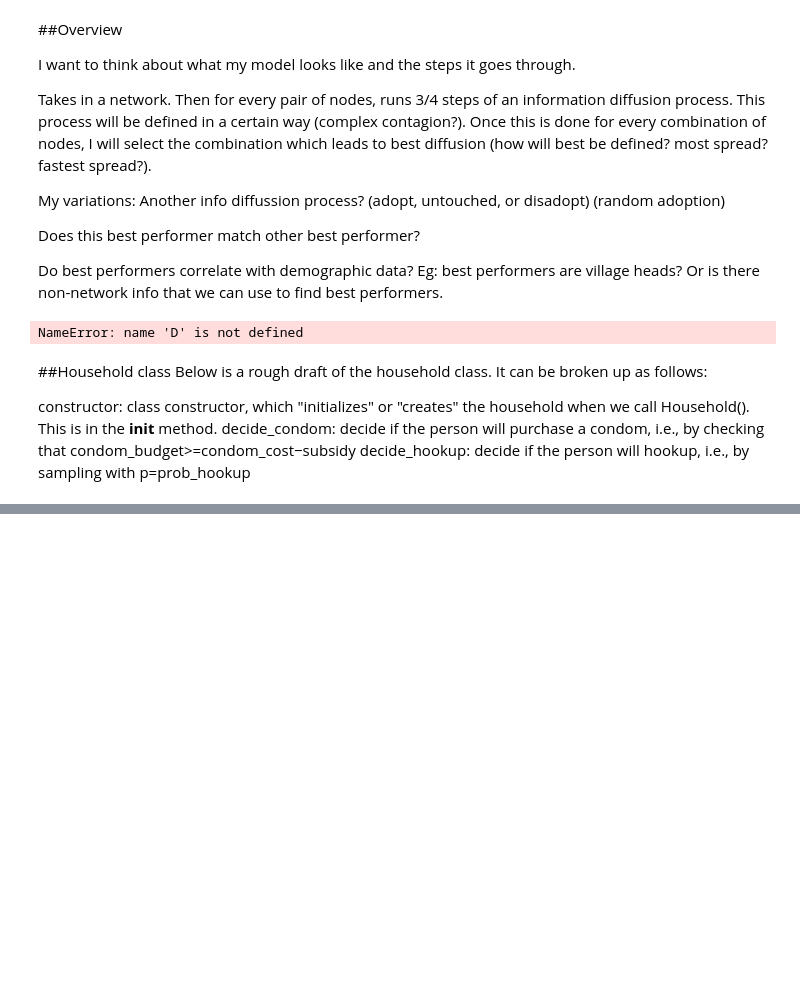
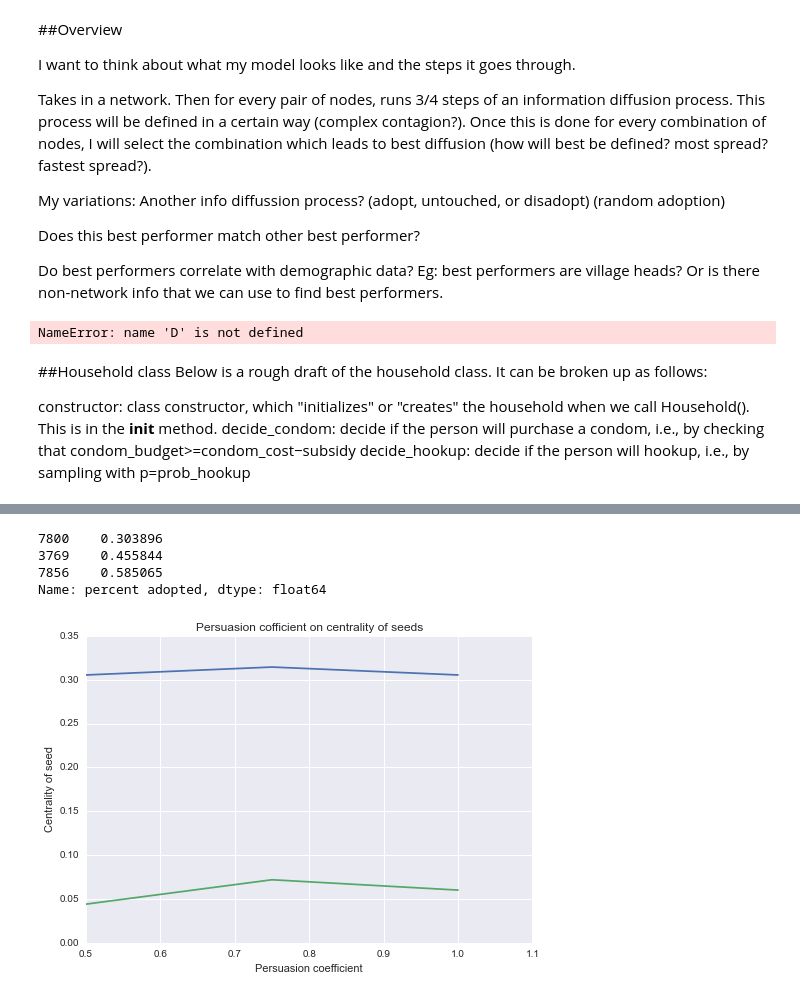
Before and after one commit to arunjvarghese/CSCS530-project, a Jupyter notebook: Initial Model.ipynb, the cells around one changed output, grey strips where cells are left out. Saved outputs shown, nothing was run; the diff lists cells and outputs as text; code cells hidden in the pictures; blank space fills up the shorter version.

```diff
--- a/Initial Model.ipynb
+++ b/Initial Model.ipynb
@@ -204,0 +275,6 @@ class Model(object):
+# %%
+# Setup the pandas DataFrame
+sweep_df = pandas.DataFrame(sweep_output,
+                 columns=["seeds","percent adopted", "alpha", "persuasion", "centrality 1", "centrality 2"])
+
+sweep_df
@@ -204,0 +302,6 @@ class Model(object):
+# %%
+# Get means and std. dev.'s
+sweep_means = sweep_df.groupby(["seeds","alpha","persuasion"], as_index=False)[["percent adopted","centrality 1","centrality 2"]].mean()
+sweep_std = sweep_df.groupby(["seeds","alpha","persuasion"])[["percent adopted","centrality 1","centrality 2"]].std().reset_index()
+
+sweep_means
@@ -204,0 +327,5 @@ class Model(object):
+# %%
+# add percent adopted standard deviation column to main dataframe
+sweep_means['percent adopted (std dev)'] = sweep_std['percent adopted']
+
+sweep_means
@@ -204,0 +355,2 @@ class Model(object):
+# %%
+output = sweep_means.iloc[sweep_means.groupby(["alpha","persuasion"])['percent adopted'].idxmax()]
@@ -204,0 +397,22 @@ class Model(object):
+# %%
+output.loc[output.loc[:,"alpha"]==1,"percent adopted"]
+# %% [output]
+7800    0.303896
+3769    0.455844
+7856    0.585065
+Name: percent adopted, dtype: float64
+# %%
+# Create figure
+
+f = plt.plot(output.loc[output.loc[:,"alpha"]==1,"persuasion"], output.loc[output.loc[:,"alpha"]==1,"centrality 1"])
+_ = plt.title("Persuasion cofficient on centrality of seeds")
+_ = plt.xlabel("Persuasion coefficient")
+_ = plt.ylabel("Centrality of seed")
+
+
+f = plt.plot(output.loc[output.loc[:,"alpha"]==1,"persuasion"], output.loc[output.loc[:,"alpha"]==1,"centrality 2"])
+_ = plt.title("Persuasion cofficient on centrality of seeds")
+_ = plt.xlabel("Persuasion coefficient")
+_ = plt.ylabel("Centrality of seed")
+# %% [output]
+[figure, added]
```
Also changed, not shown: parts of 13 cells of this notebook, 8 other files.
